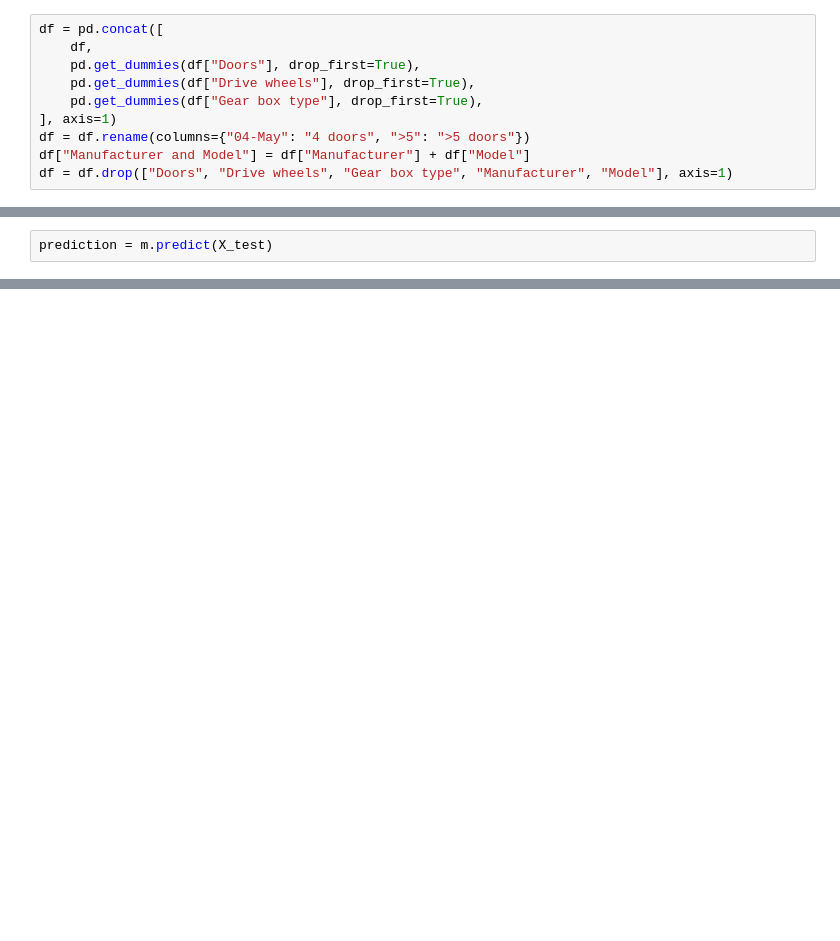
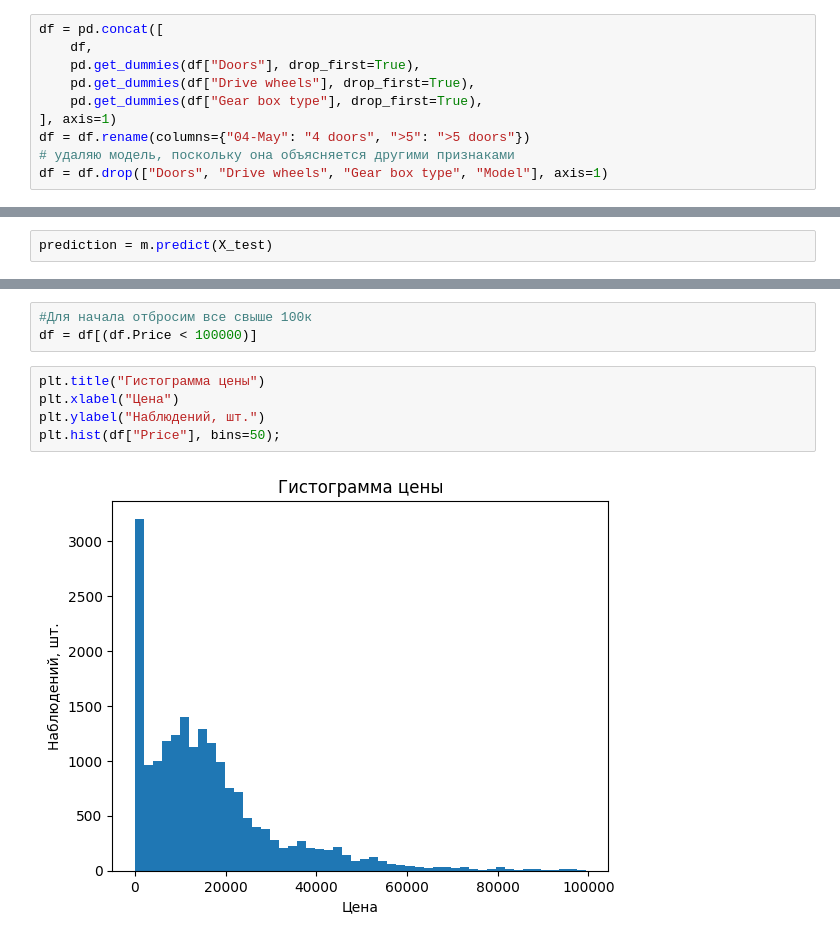
Before and after one commit to Paul-the-human/car_price_prediction, a Jupyter notebook: car_price_prediction.ipynb, the cells around one changed output, grey strips where cells are left out. Drawn from its saved outputs; the diff is of its cells as text; blank space fills up the shorter version.

Commit message:
Удалил выбросы и колонку Model. Добавил оценки: MAE и R-score. Построил графики для оценки зависимости.

```diff
--- a/car_price_prediction.ipynb
+++ b/car_price_prediction.ipynb
@@ -142,8 +144,8 @@ df = pd.concat([
     pd.get_dummies(df["Gear box type"], drop_first=True),
 ], axis=1)
 df = df.rename(columns={"04-May": "4 doors", ">5": ">5 doors"})
-df["Manufacturer and Model"] = df["Manufacturer"] + df["Model"]
-df = df.drop(["Doors", "Drive wheels", "Gear box type", "Manufacturer", "Model"], axis=1)
+# удаляю модель, поскольку она объясняется другими признаками
+df = df.drop(["Doors", "Drive wheels", "Gear box type", "Model"], axis=1)
 # %%
 X_train, X_test, y_train, y_test = train_test_split(df.drop(["Price", "ID"], axis=1), df["Price"], test_size=0.2, random_state=144, shuffle=True)
 # %%
@@ -176,0 +228,10 @@ mean_squared_error(y_test, prediction)
+# %%
+#Для начала отбросим все свыше 100к
+df = df[(df.Price < 100000)]
+# %%
+plt.title("Гистограмма цены")
+plt.xlabel("Цена")
+plt.ylabel("Наблюдений, шт.")
+plt.hist(df["Price"], bins=50);
+# %% [output]
+[figure, added]
```
Also changed, not shown: parts of 30 cells of this notebook.
